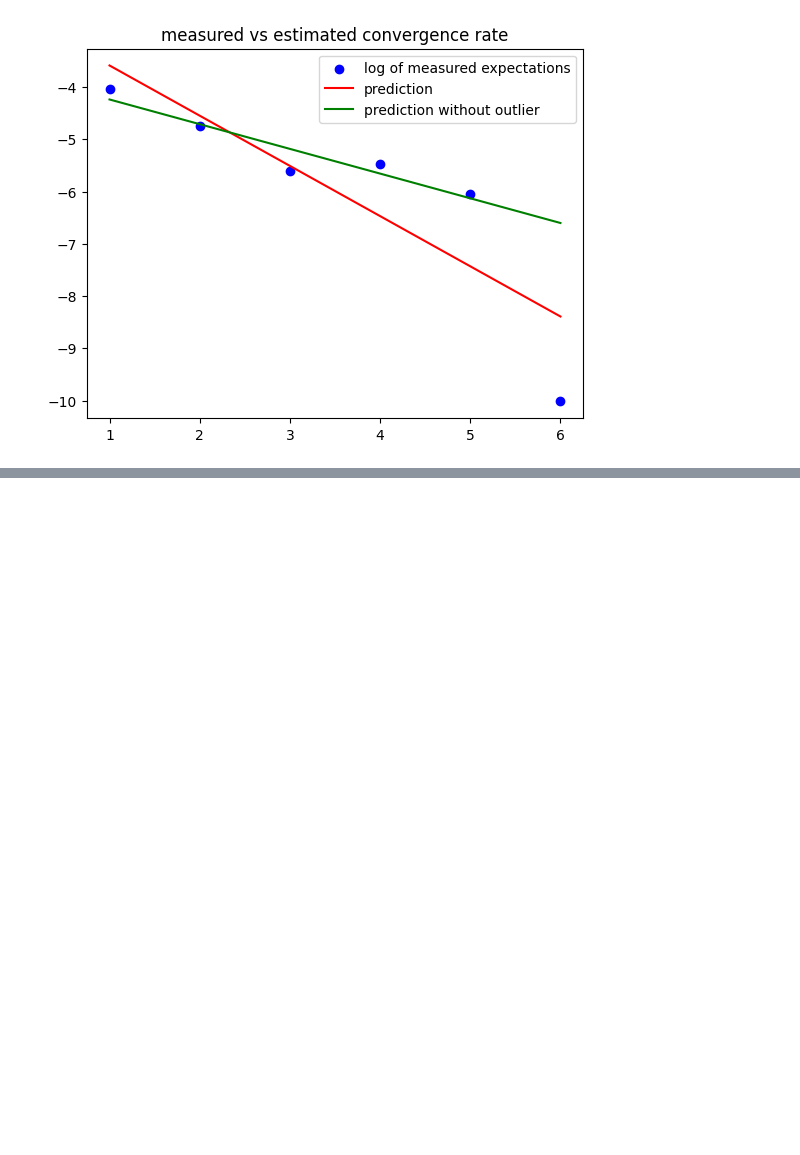
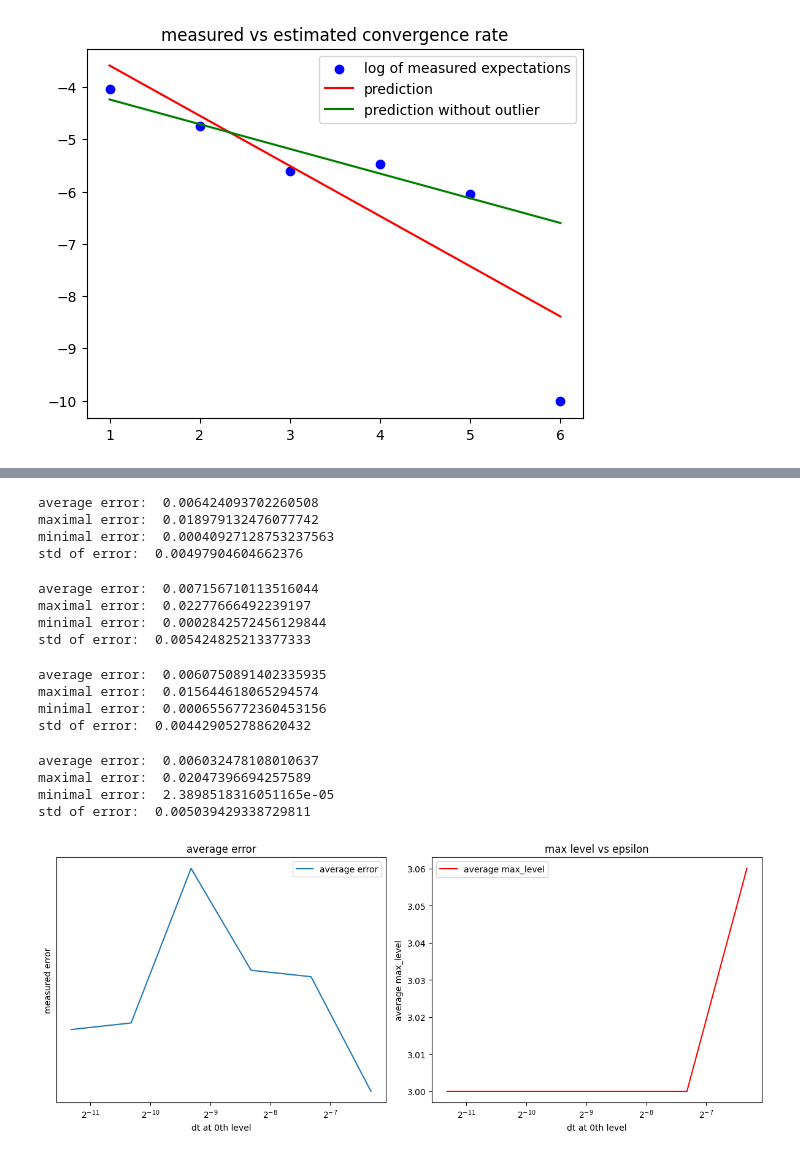
Before and after one commit to casparschucan/feynman-kac-python, a Jupyter notebook: src/experiments.ipynb, the cells around one changed output, grey strips where cells are left out. Saved outputs shown, nothing was run; the diff lists cells and outputs as text; code cells hidden in the pictures; blank space fills up the shorter version.

```diff
--- a/src/experiments.ipynb
+++ b/src/experiments.ipynb
@@ -106,7 +82,7 @@ std of error:  0.011576479234832947
 import matplotlib.pyplot as plt
 N = 50
 x = y = .5
-dt0 = .01
+dt0 = .025
 epsilons = [.1, .05, .025, .0125]
 mean_errs = []
 mean_levels = []
@@ -188,3 +148,62 @@ plt.show
 # %% [output]
 <function matplotlib.pyplot.show(close=None, block=None)>
 [figure]
+# %%
+from mlmc import mlmc
+from tqdm.notebook import tqdm
+
+
+def check_mlmc_non_hom(N, epsilon, dt0, x=.5, y=.5):
+    errs = np.zeros(N)
+    expectation = np.zeros(N)
+    cost = np.zeros(N)
+    max_level = np.zeros(N)
+    for i in tqdm(range(N)):
+        expectation[i], cost[i], max_level[i], _ = mlmc(x, y,
+                                                    non_hom_test, non_hom_test,
+                                                     dt0, epsilon)
+        errs[i] =  abs(non_hom_test(x, y) - expectation[i])
+
+    return errs, cost, max_level
+# %%
+import matplotlib.pyplot as plt
+N = 50
+x = y = .5
+dt0s = [.1/(2**i) for i in range(3, 9)]
+epsilon = .025
+mean_errs = []
+mean_levels = []
+mean_costs = []
+
+for dt0 in dt0s:
+    errs, costs, levels = check_mlmc_non_hom(N, epsilon, dt0)
+    print("average error: ", errs.mean())
+    print("maximal error: ", errs.max())
+    print("minimal error: ", errs.min())
+    print("std of error: ", errs.std())
+    mean_errs.append(errs.mean())
+    mean_levels.append(levels.mean())
+
+# Create subplots with 1 row, 2 columns
+fig, axes = plt.subplots(1, 2, figsize=(12, 5))
+
+# Log-Log plot
+axes[0].loglog(dt0s, mean_errs, label="average error", base=2)
+axes[0].set_title("average error")
+axes[0].set_xlabel("dt at 0th level")
+axes[0].set_ylabel("measured error")
+axes[0].legend()
+
+# Linear plot
+axes[1].plot(dt0s, mean_levels, label="average max_level", color="r")
+axes[1].set_title("max level vs epsilon")
+axes[1].set_xlabel("dt at 0th level")
+axes[1].set_ylabel("average max_level")
+axes[1].set_xscale("log", base=2)
+
+axes[1].legend()
+
+# Show plots
+plt.tight_layout()  # Adjust spacing
+plt.show()
+# %% [output]
@@ -190,0 +218,17 @@ plt.show
+average error:  0.006424093702260508
+maximal error:  0.018979132476077742
+minimal error:  0.00040927128753237563
+std of error:  0.00497904604662376
+average error:  0.007156710113516044
+maximal error:  0.02277666492239197
+minimal error:  0.0002842572456129844
+std of error:  0.005424825213377333
+average error:  0.0060750891402335935
+maximal error:  0.015644618065294574
+minimal error:  0.0006556772360453156
+std of error:  0.004429052788620432
+average error:  0.006032478108010637
+maximal error:  0.02047396694257589
+minimal error:  2.3898518316051165e-05
+std of error:  0.005039429338729811
+[figure, added]
```
Also changed, not shown: parts of 7 cells of this notebook.
